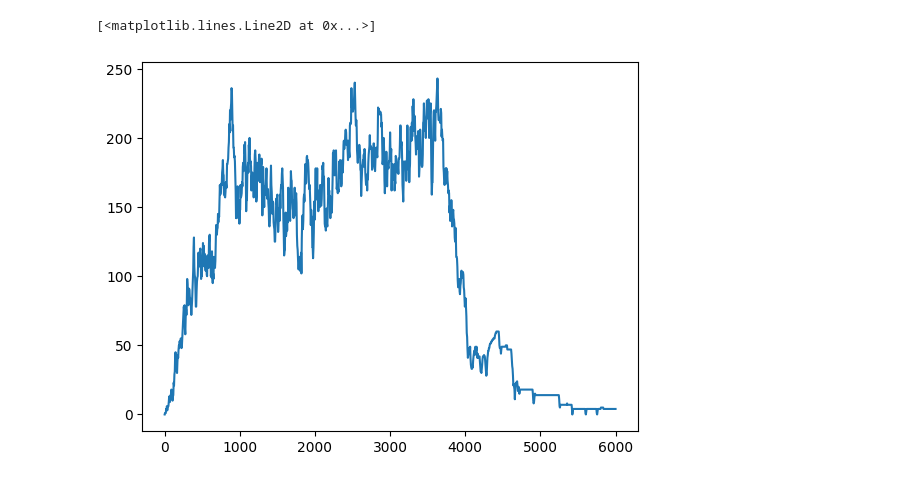
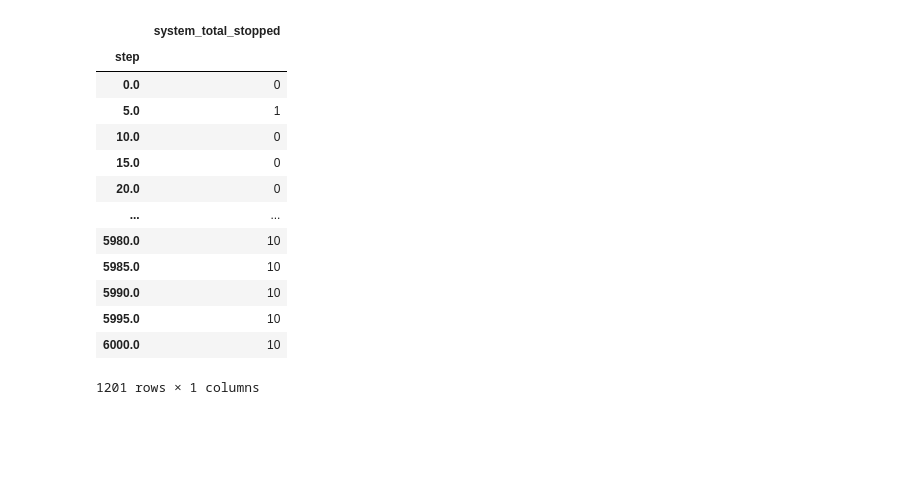
Before and after one commit to abdullah-shwaiky/amman-atsc-gp, a Jupyter notebook: dev.ipynb, the cells around one changed output. Saved outputs shown, nothing was run; the diff lists cells and outputs as text; code cells hidden in the pictures; blank space fills up the shorter version.

```diff
--- a/dev.ipynb
+++ b/dev.ipynb
@@ -21,7 +23,21 @@ joint_uni.set_index('step')
 1201 rows × 1 columns
-# %%
-plt.figure()
-plt.plot(joint_uni['step'],joint_uni['system_total_stopped'])
-# %% [output]
-[<matplotlib.lines.Line2D at 0x...>]
-[figure, removed]
+# %%
+queue_uni = pd.read_csv('outputs/uni_area/queue/queue_conn3_ep10.csv')[['step','system_total_stopped']]
+queue_uni.set_index('step')
+queue_7th = pd.read_csv('outputs/7th-area/queue/queue_conn1_ep3.csv')[['step','system_total_stopped']]
+queue_7th.set_index('step')
+# %% [output]
+|  | system_total_stopped |
+| step |  |
+| 0.0 | 0 |
+| 5.0 | 1 |
+| 10.0 | 0 |
+| 15.0 | 0 |
+| 20.0 | 0 |
+| ... | ... |
+| 5980.0 | 10 |
+| 5985.0 | 10 |
+| 5990.0 | 10 |
+| 5995.0 | 10 |
+| 6000.0 | 10 |
+1201 rows × 1 columns
```
Also changed, not shown: parts of 7 cells of this notebook, 40 other files.
